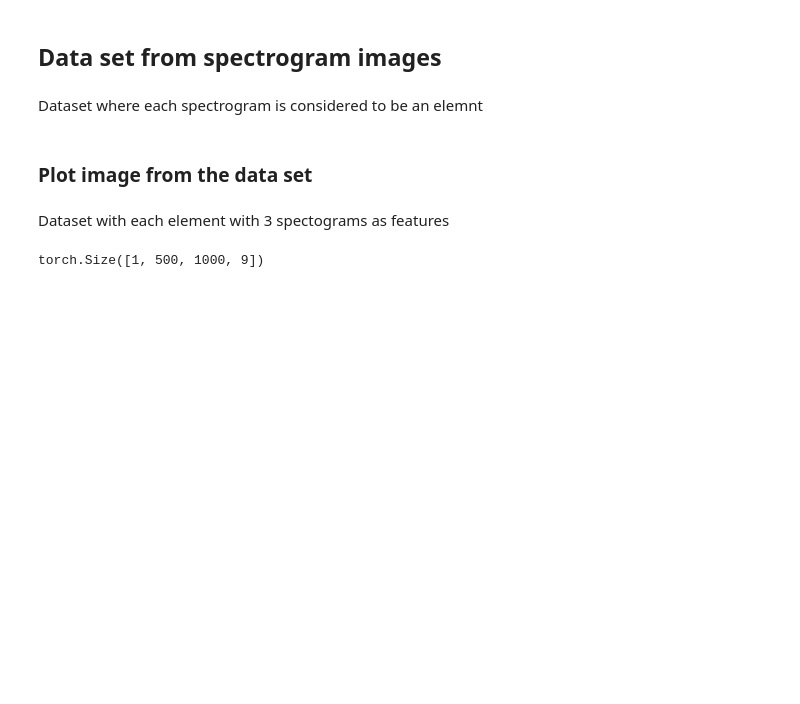
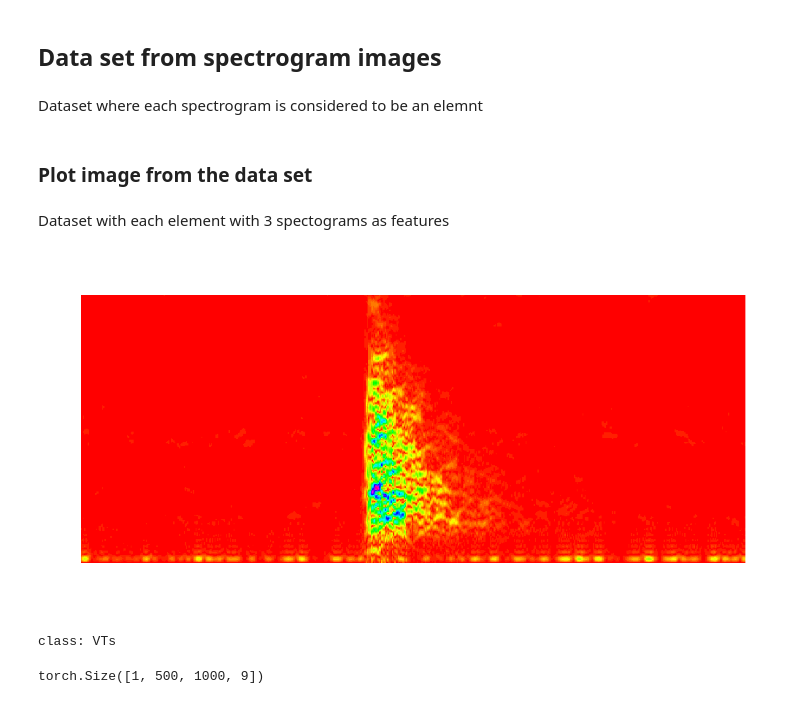
Before and after one commit to sergfer26/Classification-of-seismic-signals, a Jupyter notebook: dataset.ipynb, the cells around one changed output. Drawn from its saved outputs; the diff is of its cells as text; code cells hidden in the pictures; blank space fills up the shorter version.

Commit message:
added plot

```diff
--- a/dataset.ipynb
+++ b/dataset.ipynb
@@ -59,6 +59,11 @@ class LabeledSpectrograms1(Dataset):
         x = torch.tensor(x)
         y = torch.tensor(float(self.Y[index]))
         return x, y
+# %%
+dataset = LabeledSpectrograms1()
+dataloader = DataLoader(dataset, shuffle=True)
+dataloader_it = iter(dataloader)
+X, Y = next(dataloader_it)
 # %% [markdown]
 ### Plot image from the data set
 # %% [markdown]
@@ -69,10 +74,14 @@ X_np = X_np.astype('uint8')
 Y_np = Y.cpu().detach().numpy()[0]
 # %%
 img = Image.fromarray(X_np, 'RGB')
-key = next((k for k in LABELS.keys() if LABELS[k] == int(Y_np)), None)
+key = next((k for k in CLASS.keys() if CLASS[k] == int(Y_np)), None)
 img
+# %% [output]
+[figure, added]
 # %%
 print('class: '+key)
+# %% [output]
+class: VTs
 # %%
 class LabeledSpectrograms3(Dataset):
     def __init__(self):
```
